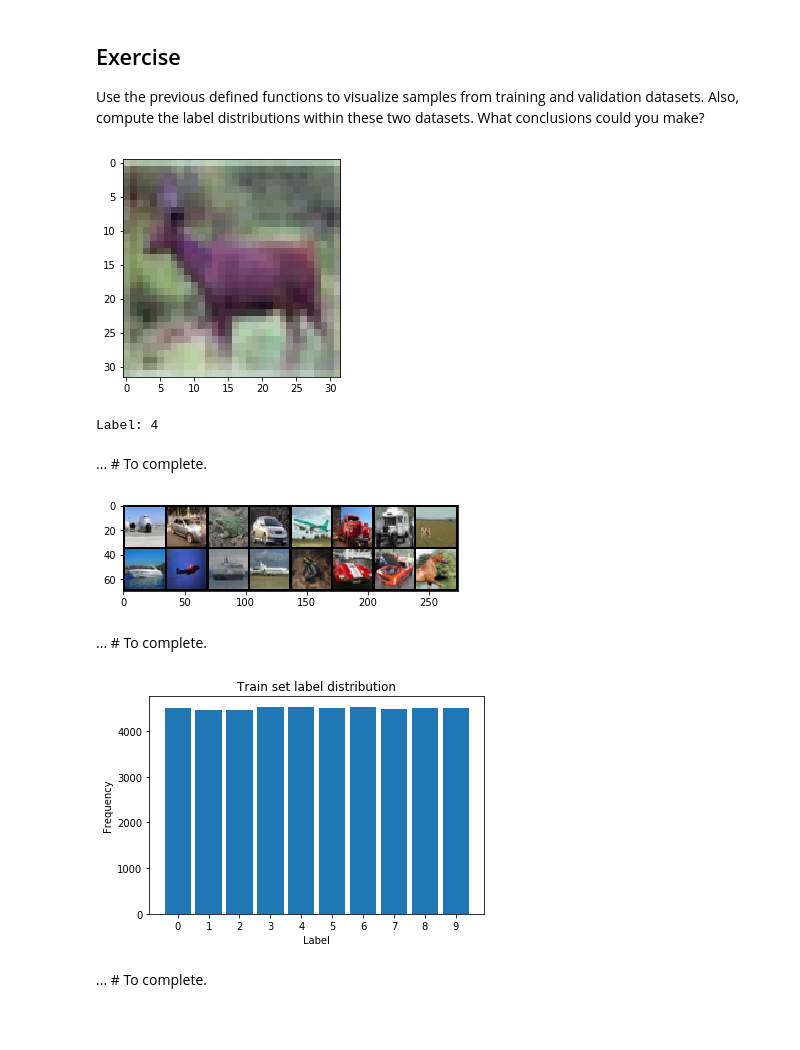
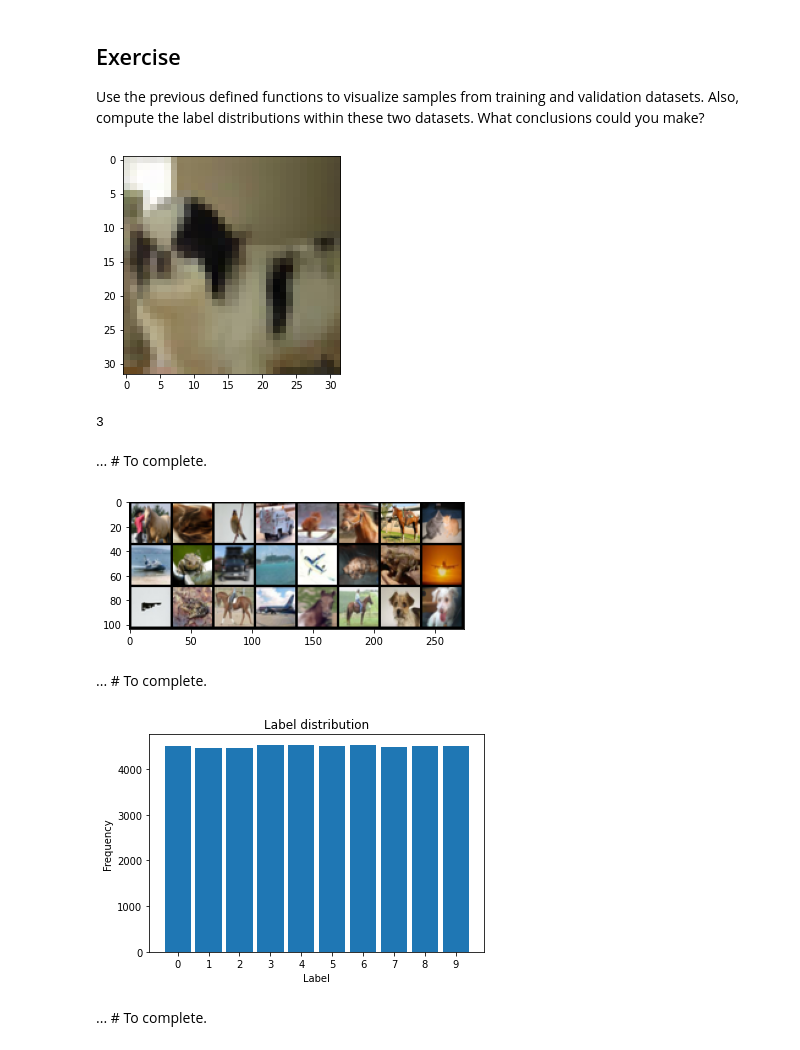
Before and after one commit to jpt31733/ExData_Plotting1, a Jupyter notebook: tutorial1_data_exercise.ipynb, the cells around one changed output. Saved outputs shown, nothing was run; the diff lists cells and outputs as text; code cells hidden in the pictures; blank space fills up the shorter version.

```diff
--- a/tutorial1_data_exercise.ipynb
+++ b/tutorial1_data_exercise.ipynb
@@ -211,24 +211,25 @@ def plot_dataset_histogram(labels, title='Label distribution'):
 Use the previous defined functions to visualize samples from training and validation datasets. Also, compute the label distributions within these two datasets. What conclusions could you make?
 # %%
 # plot a given sample from the training dataset and retrieve its label
-... # To complete.
+plot_image(train_imgs[150]) # To complete.
+print(labels[150])
 # %% [output]
-[figure, old version]
+[figure, new version]
-Label: 4
+3
 # %% [markdown]
 ... # To complete.
 # %%
 # plot random samples (e.g., 16) from the training dataset
-... # To complete.
+plot_random_images_from_dataset(train_imgs,24) # To complete.
 # %% [output]
-[figure, old version]
+[figure, new version]
 # %% [markdown]
 ... # To complete.
 # %%
 # plot the label distribution of the training dataset
-... # To complete.
+plot_dataset_histogram(train_labels) # To complete.
 # %% [output]
-[figure, old version]
+[figure, new version]
 # %% [markdown]
 ... # To complete.
 # %% [markdown]
```
